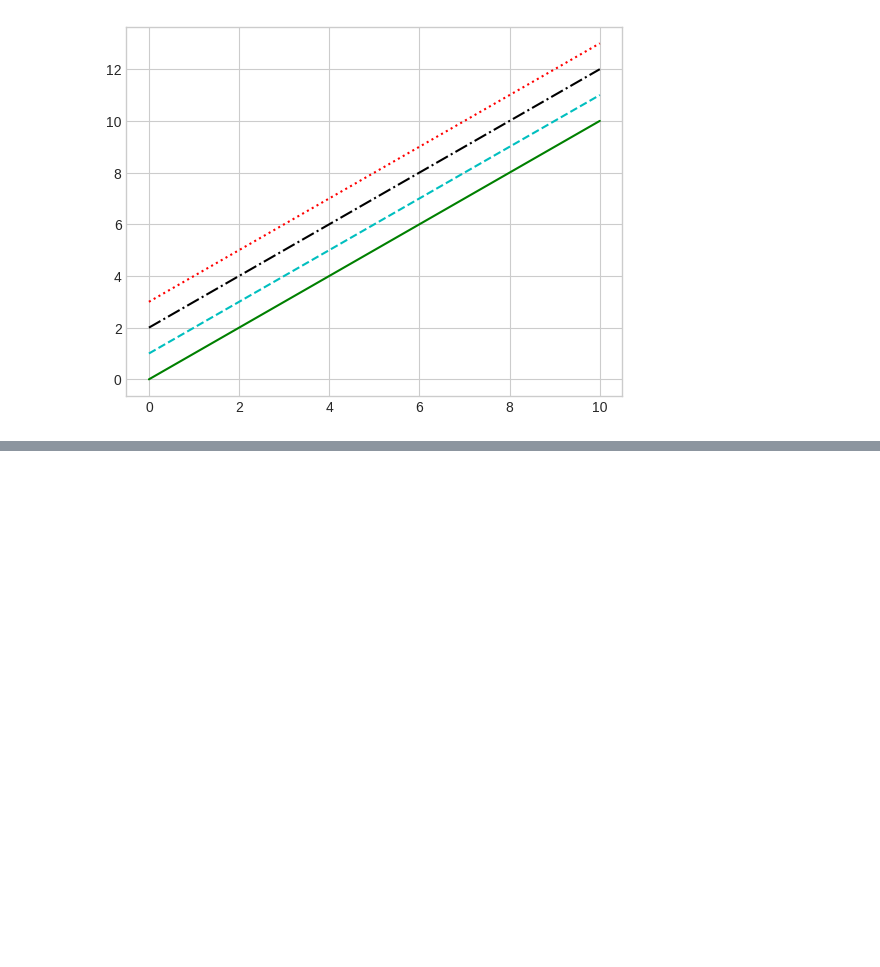
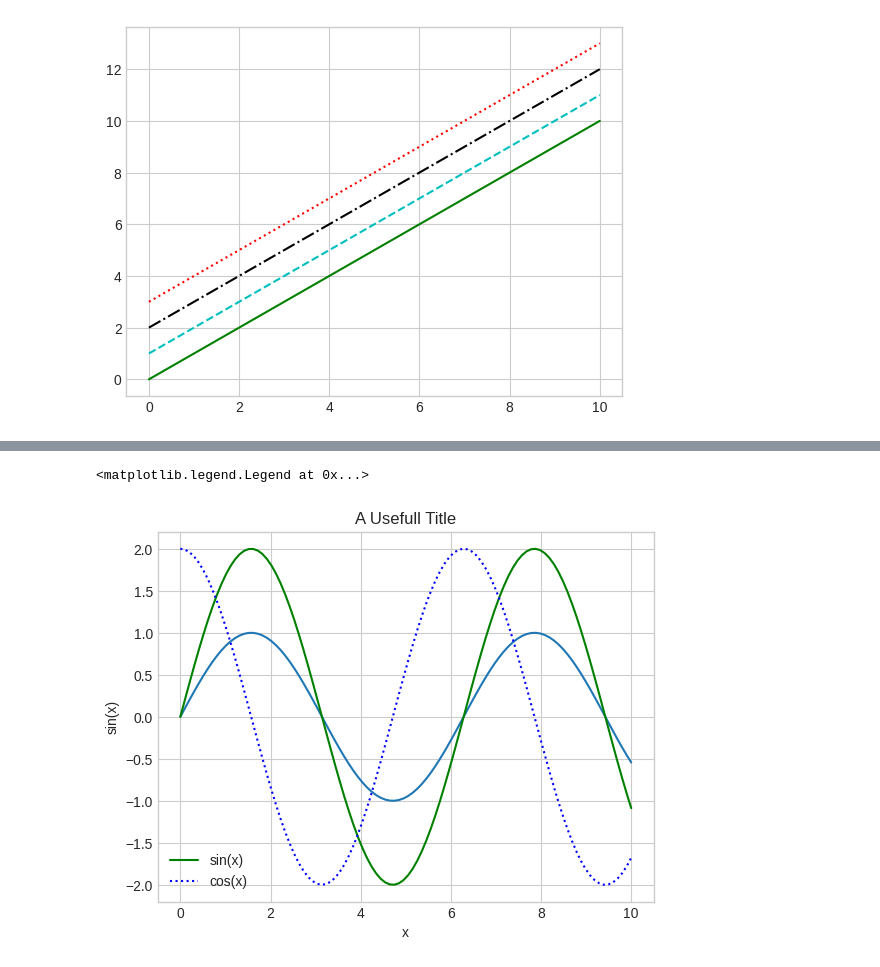
Before and after one commit to rdzjr1997/Handbook_Python_DS, a Jupyter notebook: Matplotlib_Code.ipynb, the cells around one changed output, grey strips where cells are left out. Drawn from its saved outputs; the diff is of its cells as text; code cells hidden in the pictures; blank space fills up the shorter version.

Commit message:
Add Matplotlib Code

```diff
--- a/Matplotlib_Code.ipynb
+++ b/Matplotlib_Code.ipynb
@@ -161,0 +154,16 @@ array([ 0.        ,  0.1010101 ,  0.2020202 ,  0.3030303 ,  0.4040404 ,
+# %%
+# Labeling plots
+
+plt.plot(x, np.sin(x))
+plt.title("A Usefull Title")
+plt.xlabel("x")
+plt.ylabel("sin(x)")
+
+# Creating legends for multiple lines
+plt.plot(x, 2*np.sin(x), '-g', label='sin(x)')
+plt.plot(x, 2*np.cos(x), ':b', label='cos(x)')
+
+plt.legend()
+# %% [output]
+<matplotlib.legend.Legend at 0x...>
+[figure, added]
```
Also changed, not shown: parts of 6 cells of this notebook.
